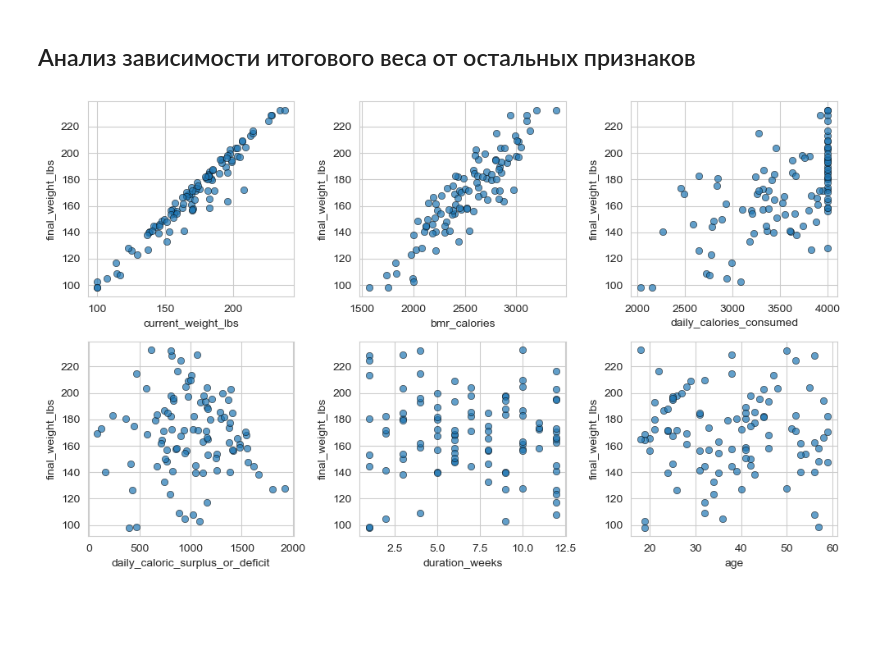
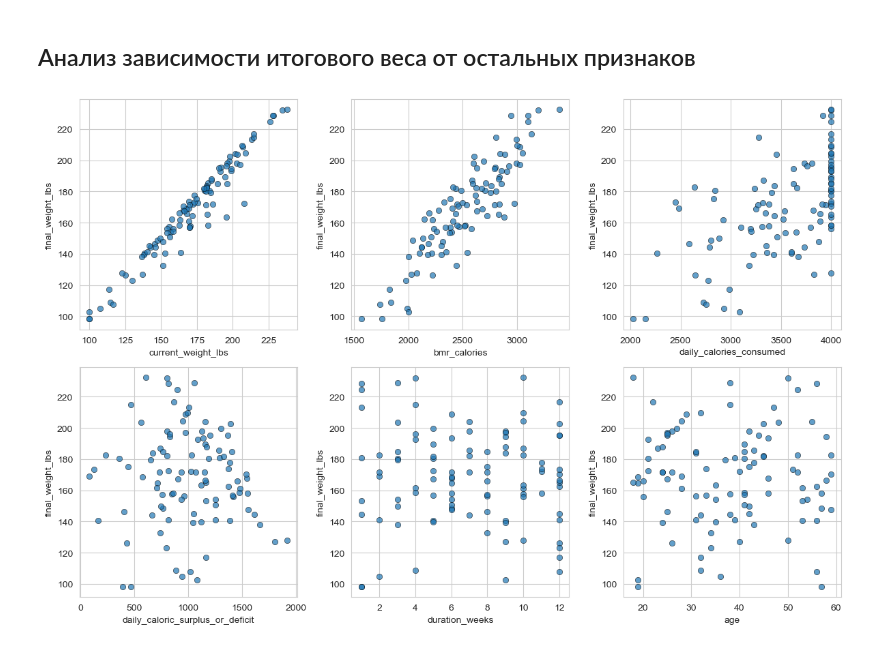
Before and after one commit to Chrisnisch/data-lab-practice-case, a Jupyter notebook: test_case.ipynb, the cells around one changed output. Cells and saved outputs as stored; diff of their text form; code cells hidden in the pictures; blank space fills up the shorter version.

```diff
--- a/test_case.ipynb
+++ b/test_case.ipynb
@@ -453,19 +450,19 @@ Statistic: -0.49790150393959803, p-value: 0.6123
 # %%
 numeric_features = full_data.\
                     drop(['participant_id',
                           'final_weight_lbs',
                           'physical_activity_level',
                           'sleep_quality',
                           'stress_level',
                           'gender'
                           ], axis=1).columns
 target = full_data['final_weight_lbs']
-plt.figure(figsize=(10, 6))
+plt.figure(figsize=(12, 8))
 for i, feature in enumerate(numeric_features, 1):
     plt.subplot(2, 3, i)
     sns.scatterplot(x=full_data[feature], y=target, alpha=0.7, edgecolor='k')
 
 plt.tight_layout()
 plt.show()
 # %% [output]
-[figure, old version]
+[figure, new version]
```
Also changed, not shown: parts of 17 cells of this notebook.
